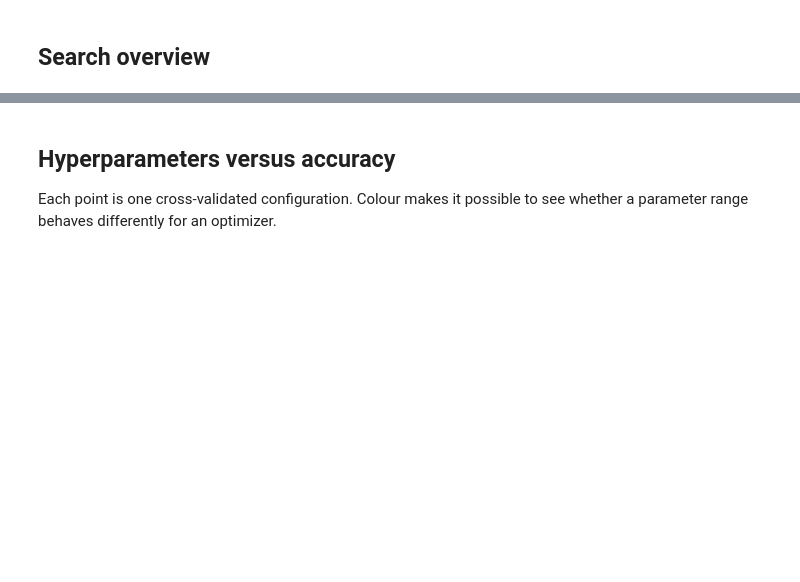
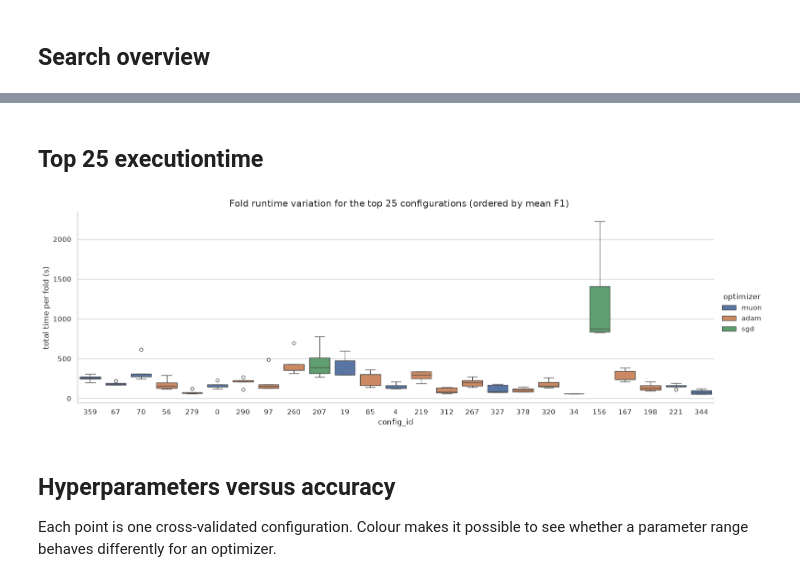
Before and after one commit to HorusXIV/predictive-coding, a Jupyter notebook: notebooks/gridsearch.ipynb, the cells around one changed output, grey strips where cells are left out. Cells and saved outputs as stored; diff of their text form; code cells hidden in the pictures; blank space fills up the shorter version.

```diff
--- a/notebooks/gridsearch.ipynb
+++ b/notebooks/gridsearch.ipynb
@@ -139,3 +143,33 @@ plt.show()
+# %% [markdown]
+## Top 25 executiontime
+# %%
+config_order = (
+    top_folds.groupby("config_id")["val_f1_macro"]
+    .mean()
+    .sort_values(ascending=False)
+    .index
+)
+
+g = sns.catplot(
+    data=top_folds,
+    x="config_id",
+    y="total_time_s",
+    hue="optimizer",
+    kind="box",
+    order=config_order,
+    height=5,
+    aspect=3
+)
+
+g.set(
+    xlabel="config_id",
+    ylabel="total time per fold (s)"
+)
+g.figure.suptitle(f"Fold runtime variation for the top {top_n} configurations (ordered by mean F1)", y=1.02)
+
+plt.show()
+# %% [output]
+[figure, added]
 # %% [markdown]
 ## Hyperparameters versus accuracy
 
```
Also changed, not shown: parts of 12 cells of this notebook, 13 other files.
